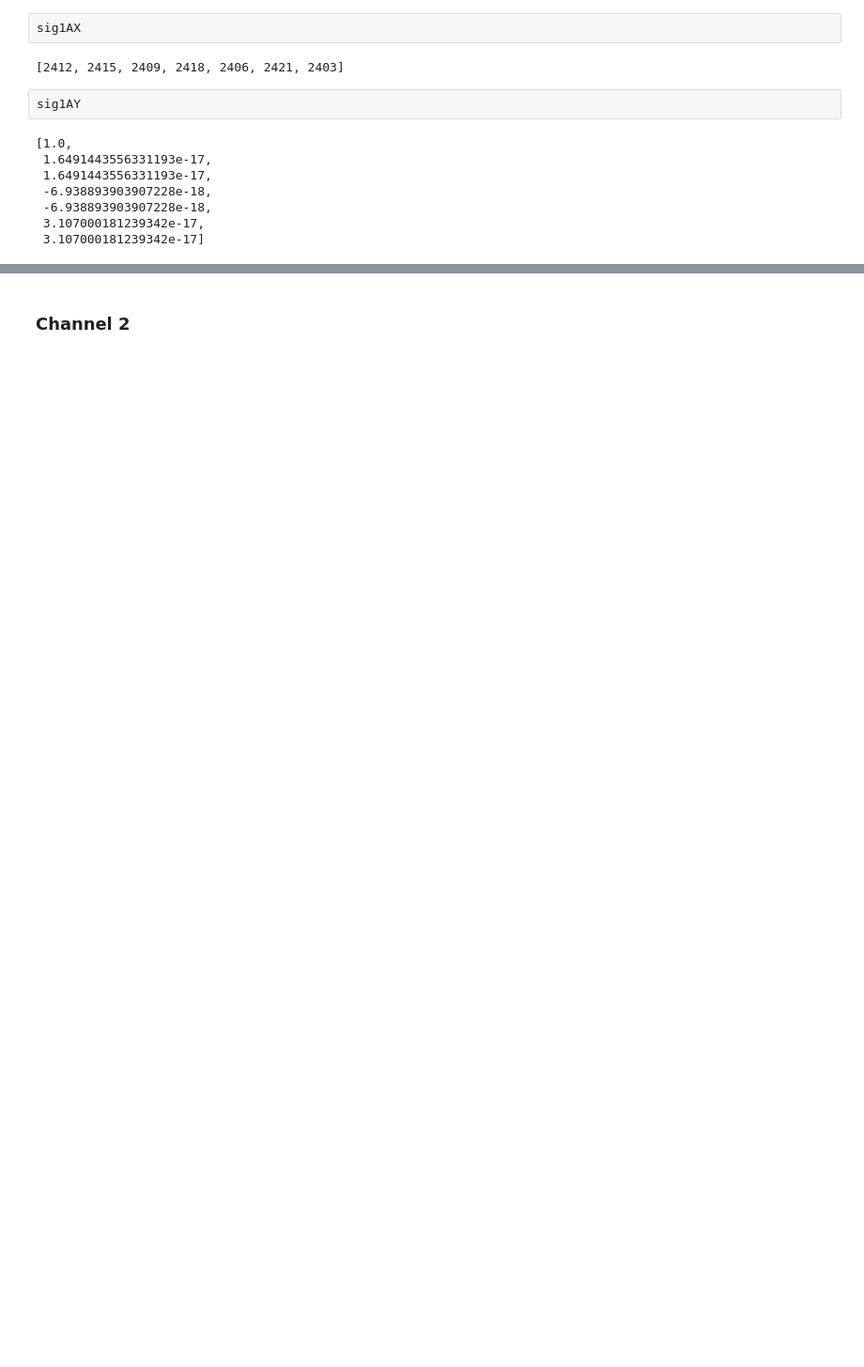
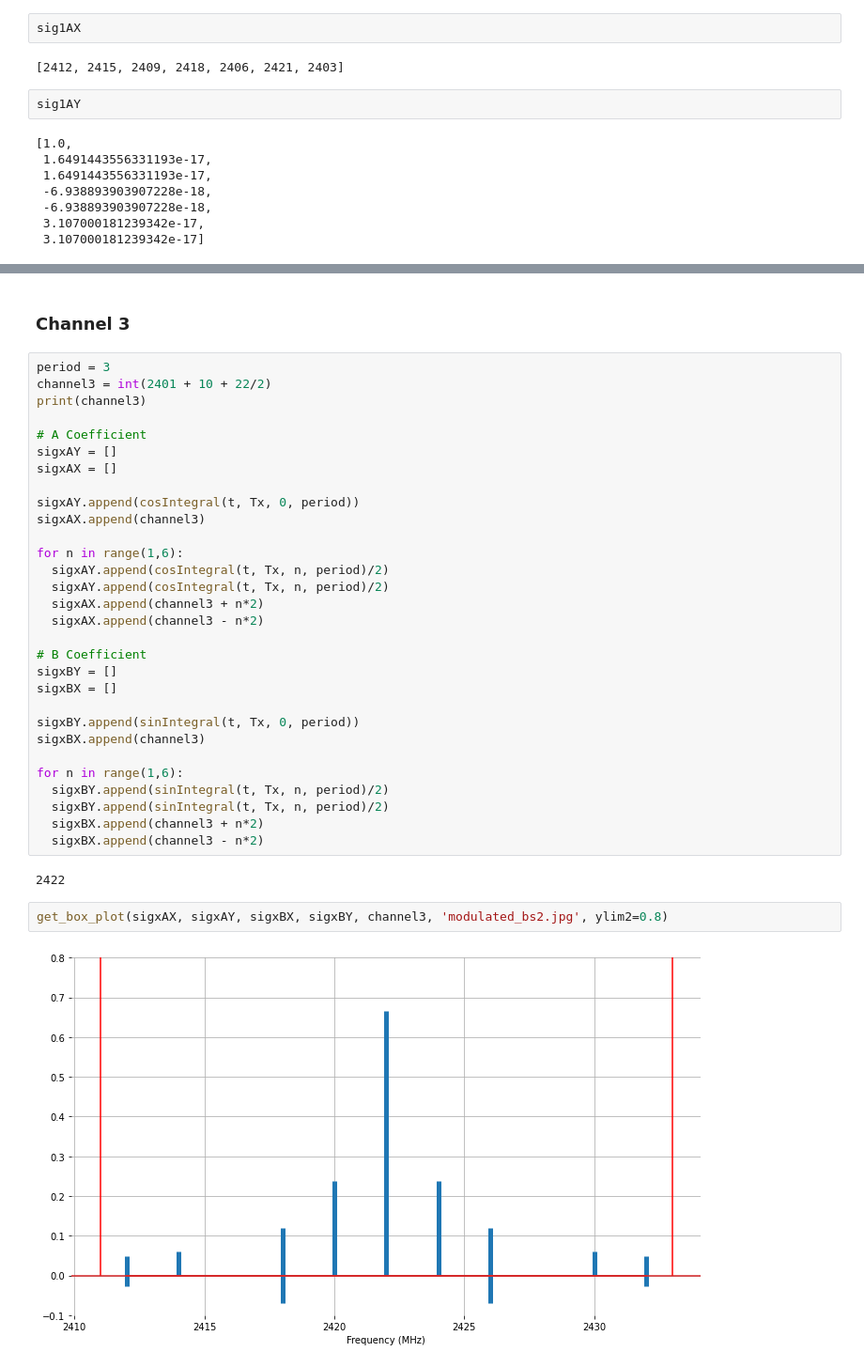
Before and after one commit to raduspaimoc/Communication_Services_And_Security, a Jupyter notebook: Lab 5/Assignment 5.ipynb, the cells around one changed output, grey strips where cells are left out. Shown at 94% size. Saved outputs shown, nothing was run; the diff lists cells and outputs as text; blank space fills up the shorter version.

```diff
--- a/Lab 5/Assignment 5.ipynb
+++ b/Lab 5/Assignment 5.ipynb
@@ -195,2 +205,38 @@ plt.show()
 # %% [markdown]
-### Channel 2
+### Channel 3
+# %%
+period = 3
+channel3 = int(2401 + 10 + 22/2)
+print(channel3)
+
+# A Coefficient
+sigxAY = []
+sigxAX = []
+
+sigxAY.append(cosIntegral(t, Tx, 0, period))
+sigxAX.append(channel3)
+
+for n in range(1,6):
+  sigxAY.append(cosIntegral(t, Tx, n, period)/2)
+  sigxAY.append(cosIntegral(t, Tx, n, period)/2)
+  sigxAX.append(channel3 + n*2)
+  sigxAX.append(channel3 - n*2)
+
+# B Coefficient
+sigxBY = []
+sigxBX = []
+
+sigxBY.append(sinIntegral(t, Tx, 0, period))
+sigxBX.append(channel3)
+
+for n in range(1,6):
+  sigxBY.append(sinIntegral(t, Tx, n, period)/2)
+  sigxBY.append(sinIntegral(t, Tx, n, period)/2)
+  sigxBX.append(channel3 + n*2)
+  sigxBX.append(channel3 - n*2)
+# %% [output]
+2422
+# %%
+get_box_plot(sigxAX, sigxAY, sigxBX, sigxBY, channel3, 'modulated_bs2.jpg', ylim2=0.8)
+# %% [output]
+[figure, added]
```
Also changed, not shown: parts of 9 cells of this notebook, 3 other files.
